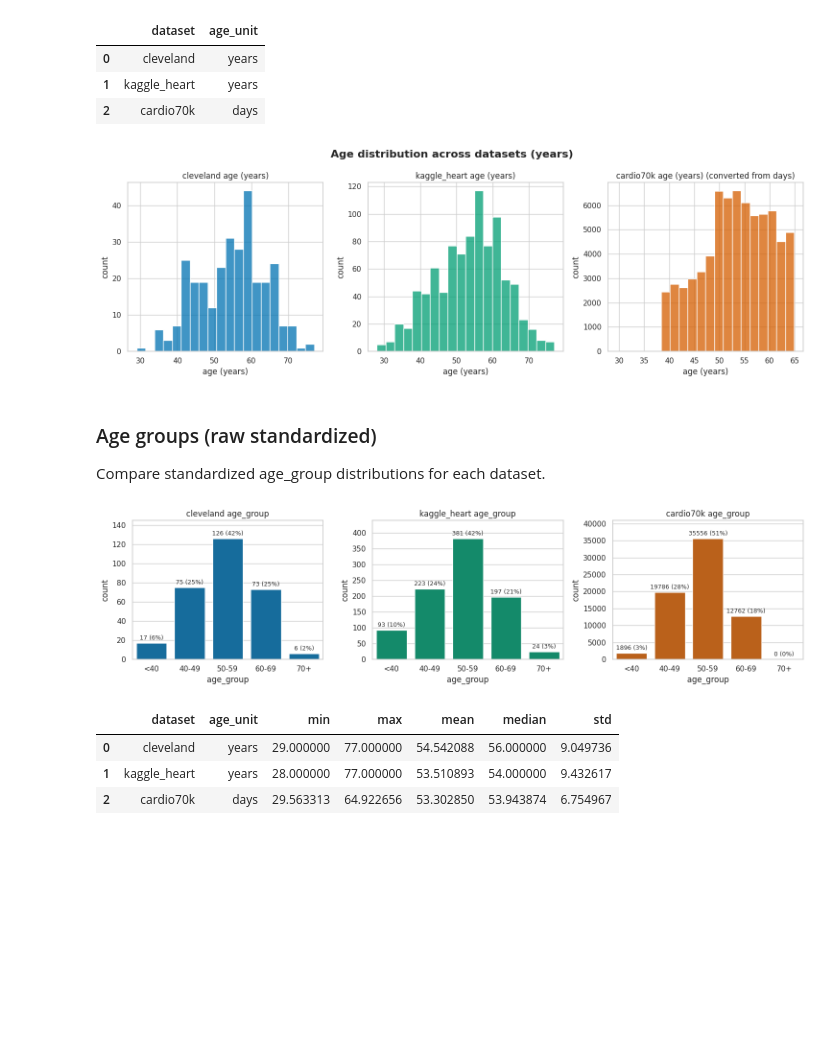
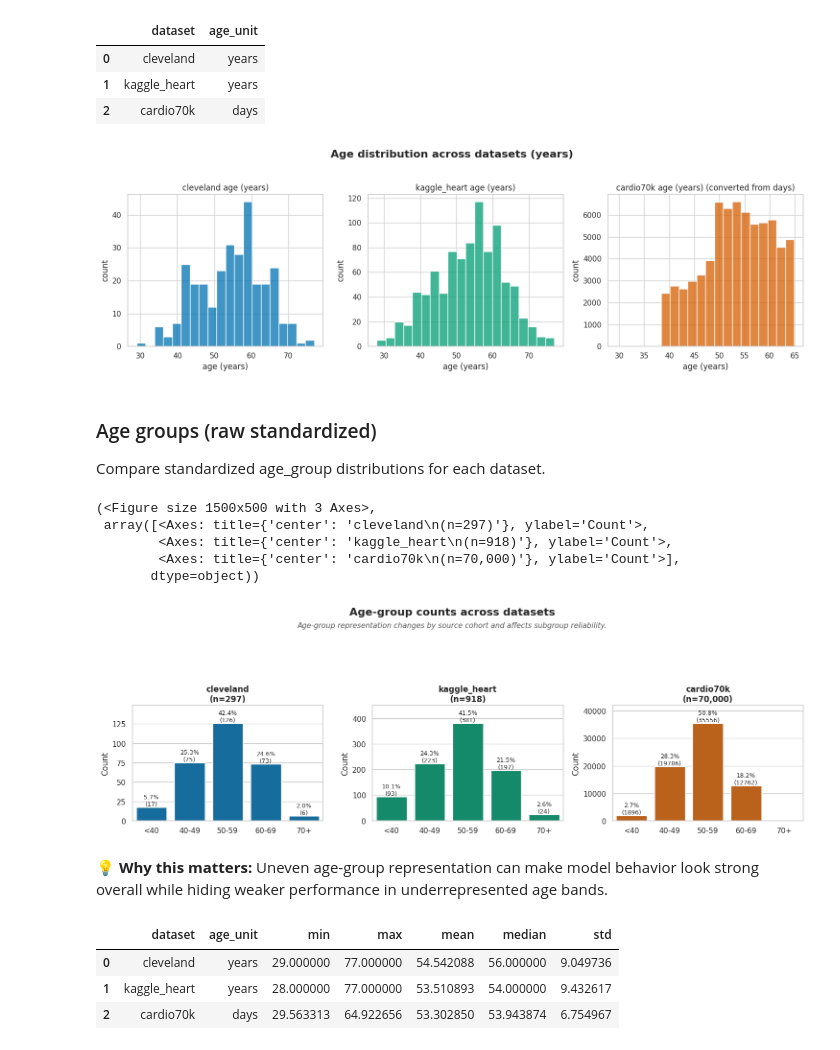
Before and after one commit to UA-Dissertation-Project-107449/FairXAI, a Jupyter notebook: notebooks/cardiac_eda.ipynb, the cells around one changed output. Drawn from its saved outputs; the diff is of its cells as text; code cells hidden in the pictures; blank space fills up the shorter version.

```diff
--- a/notebooks/cardiac_eda.ipynb
+++ b/notebooks/cardiac_eda.ipynb
@@ -356,38 +363,46 @@ for idx, name in enumerate(age_datasets):
     unit = dataset_age_unit(name)
     suffix = " (converted from days)" if unit == "days" else ""
     axes[idx].set_title(f"{name} age (years){suffix}")
-
-plt.tight_layout()
 # %% [output]
-[figure, old version]
+[figure, new version]
 # %% [markdown]
 ### Age groups (raw standardized)
 Compare standardized age_group distributions for each dataset.
 # %%
-fig, axes = plt.subplots(1, 3, figsize=(15, 4))
-counts_by_dataset = {}
+age_group_datasets = {}
+combined_age_order = []
 for name in DATASETS:
     df = raw[name]
-    if "age_group" in df.columns:
-        order = age_group_order(name)
-        counts = df["age_group"].astype(str).value_counts().reindex(order, fill_value=0)
-        counts_by_dataset[name] = counts
+    if "age_group" not in df.columns:
+        continue
+    order = age_group_order(name)
+    for label in order:
+        if label not in combined_age_order:
+            combined_age_order.append(label)
+    age_group_datasets[name] = pd.DataFrame({
+        "age_group": apply_age_group_order(df["age_group"], name).astype(str),
+    })
 
-for idx, name in enumerate(DATASETS):
-    df = raw[name]
-    if "age_group" not in df.columns:
-        axes[idx].set_title(f"{name} (missing age_group)")
-        continue
-    counts = counts_by_dataset[name]
-    sns.barplot(x=counts.index.astype(str), y=counts.values, ax=axes[idx], color=PALETTE_DATASET.get(name, "#4c72b0"))
-    axes[idx].set_title(f"{name} age_group")
-    axes[idx].set_xlabel("age_group")
-    axes[idx].set_ylabel("count")
-    axes[idx].set_ylim(0, counts.max() * 1.15)
-    add_bar_labels(ax=axes[idx], total=counts.sum())
-plt.tight_layout()
+plot_categorical_distribution_grid(
+    datasets=age_group_datasets,
+    column="age_group",
+    title="Age-group counts across datasets",
+    subtitle="Age-group representation changes by source cohort and affects subgroup reliability.",
+    palette=PALETTE_DATASET,
+    category_order=combined_age_order,
+    show_percentages=True,
+    annotate_imbalance=False,
+    show=False,
+ )
 # %% [output]
+(<Figure size 1500x500 with 3 Axes>,
+ array([<Axes: title={'center': 'cleveland\n(n=297)'}, ylabel='Count'>,
+        <Axes: title={'center': 'kaggle_heart\n(n=918)'}, ylabel='Count'>,
+        <Axes: title={'center': 'cardio70k\n(n=70,000)'}, ylabel='Count'>],
+       dtype=object))
-[figure, old version]
+[figure, new version]
+# %% [markdown]
+💡 **Why this matters:** Uneven age-group representation can make model behavior look strong overall while hiding weaker performance in underrepresented age bands.
 # %%
 age_stats = []
 age_plot_rows = []
```
Also changed, not shown: parts of 7 cells of this notebook, 2 other files.
